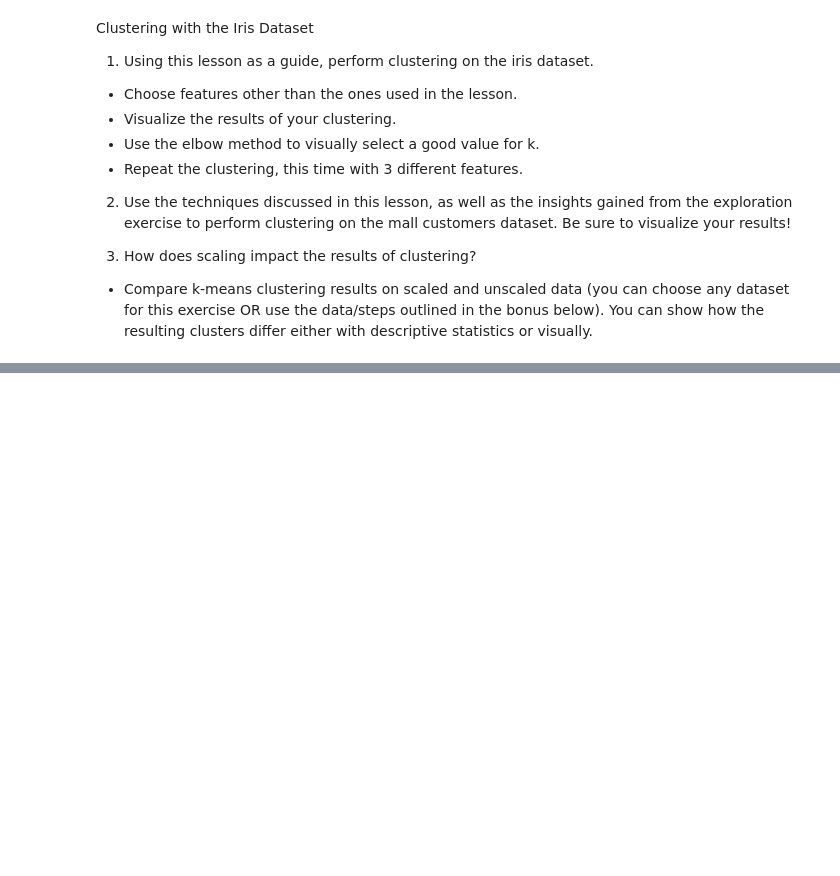
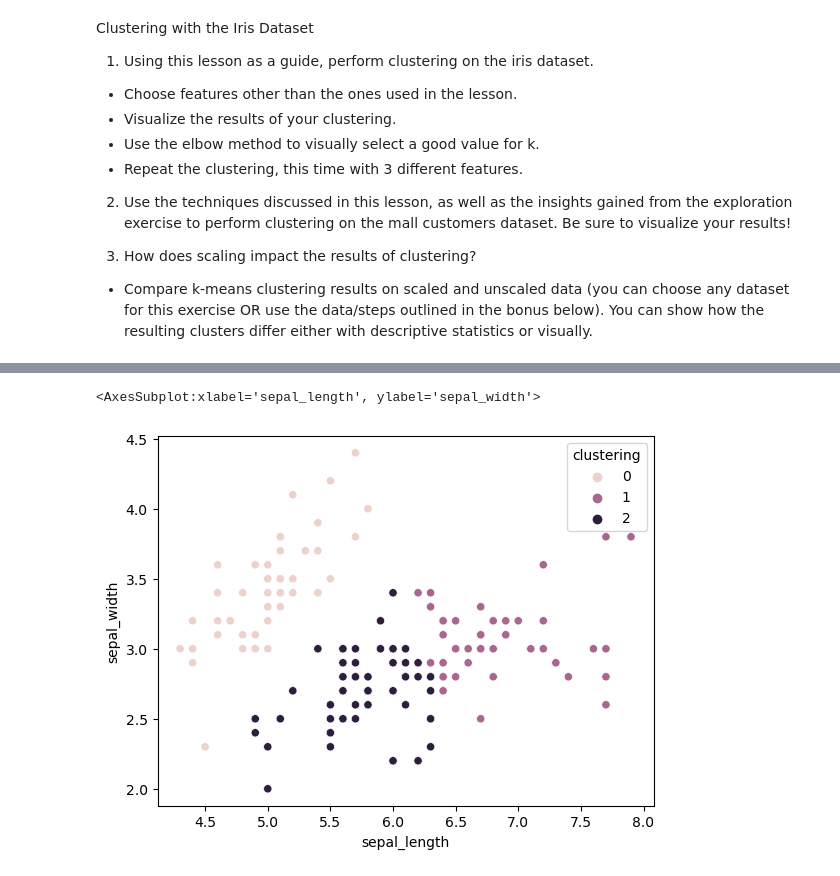
Before and after one commit to stephen-c-perry/clustering_exercises, a Jupyter notebook: model.ipynb, the cells around one changed output, grey strips where cells are left out. Saved outputs shown, nothing was run; the diff lists cells and outputs as text; code cells hidden in the pictures; blank space fills up the shorter version.

```diff
--- a/model.ipynb
+++ b/model.ipynb
@@ -25,0 +36,11 @@ Clustering with the Iris Dataset
+# %%
+def sql_iris_data():
+    sql_query = '''
+                select *
+                from measurements
+                join species using(species_id)
+                '''
+    df = pd.read_sql(sql_query, env.get_connection('iris_db'))
+    return df
+# %%
+iris = sql_iris_data()
@@ -25,0 +63,6 @@ Clustering with the Iris Dataset
+# %%
+#sepal_width and sepal_length
+
+X = iris[['sepal_width' , 'sepal_length']]
+scaler = MinMaxScaler()
+scaler.fit_transform(X)
@@ -25,0 +87,7 @@ Clustering with the Iris Dataset
+# %%
+
+#fit kmeans algo to columns then predict
+kmeans = KMeans(n_clusters = 3)
+kmeans.fit(X)
+
+iris['clustering'] = kmeans.predict(X)
@@ -25,0 +109,7 @@ Clustering with the Iris Dataset
+# %%
+#viz clusters
+cluster_1 = sns.scatterplot(x = iris.sepal_length, y = iris.sepal_width, hue = iris.clustering)
+cluster_1
+# %% [output]
+<AxesSubplot:xlabel='sepal_length', ylabel='sepal_width'>
+[figure, added]
```
Also changed, not shown: parts of 39 cells of this notebook, 1 other file.
